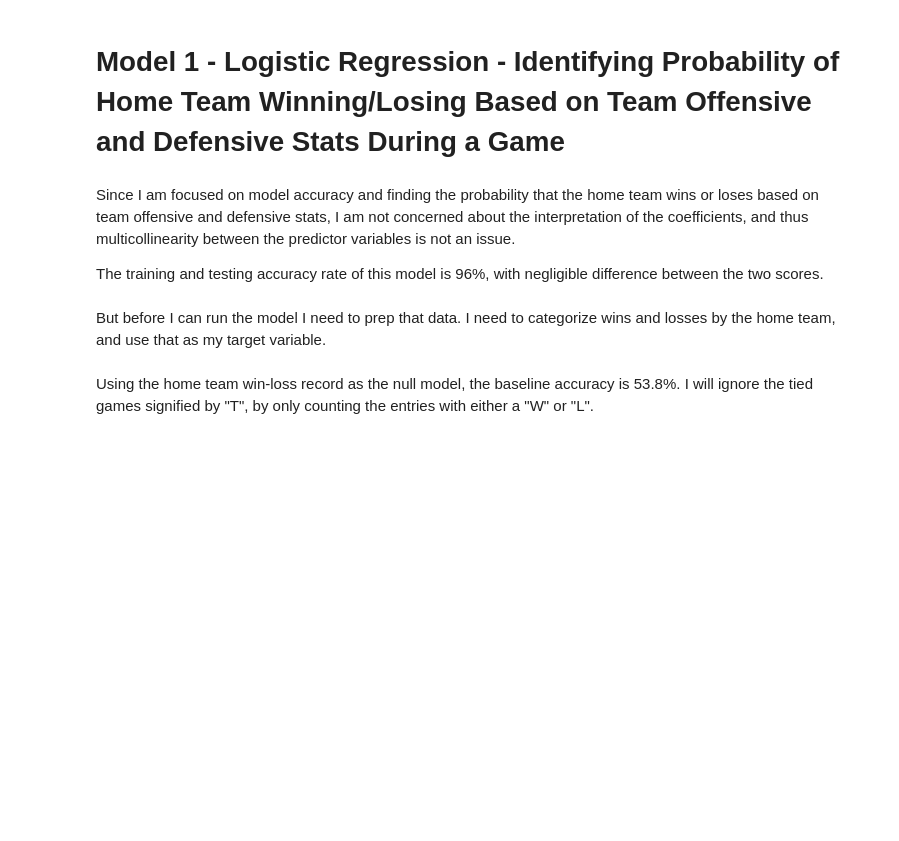
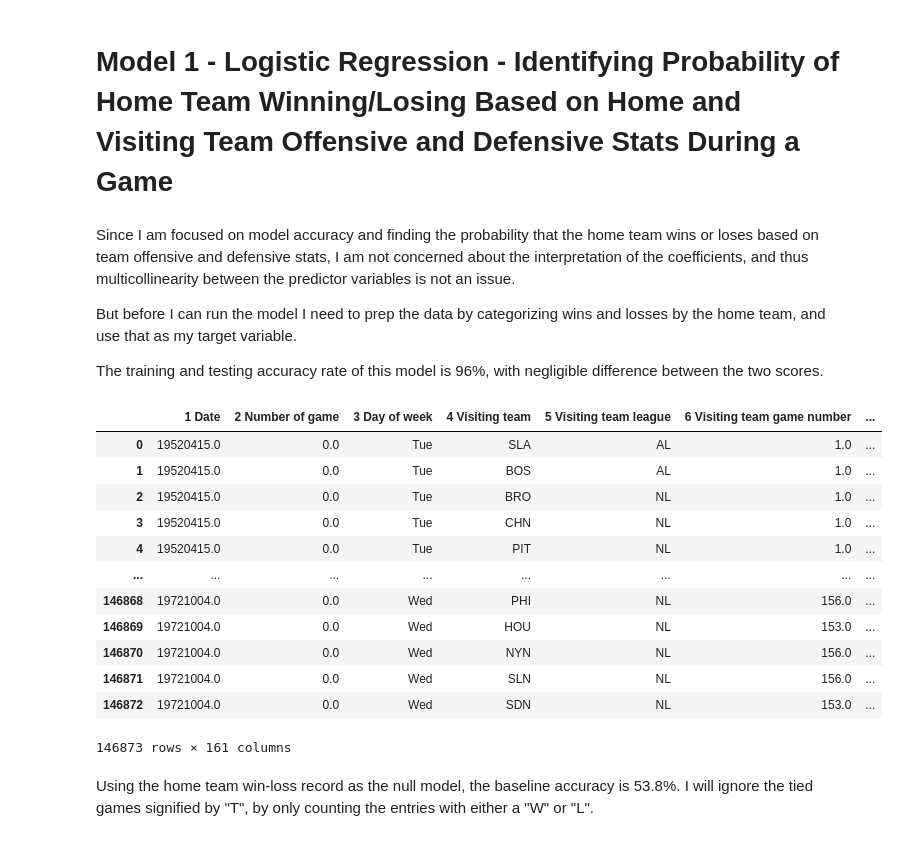
Before and after one commit to dw943893/baseball_predictor, a Jupyter notebook: CAP_Modeling.ipynb, the cells around one changed output. Drawn from its saved outputs; the diff is of its cells as text; code cells hidden in the pictures; blank space fills up the shorter version.

```diff
--- a/CAP_Modeling.ipynb
+++ b/CAP_Modeling.ipynb
@@ -31,15 +31,31 @@ from pandas.io import sql
 
 import sqlite3
 # %% [markdown]
-# Model 1 - Logistic Regression - Identifying Probability of Home Team Winning/Losing Based on Team Offensive and Defensive Stats During a Game
+# Model 1 - Logistic Regression - Identifying Probability of Home Team Winning/Losing Based on Home and Visiting Team Offensive and Defensive Stats During a Game
 # %% [markdown]
 Since I am focused on model accuracy and finding the probability that the home team wins or loses based on team offensive and defensive stats, I am not concerned about the interpretation of the coefficients, and thus multicollinearity between the predictor variables is not an issue.
 
+But before I can run the model I need to prep the data by categorizing wins and losses by the home team, and use that as my target variable.
+
 The training and testing accuracy rate of this model is 96%, with negligible difference between the two scores.
 # %%
 game_logs_home = pd.read_csv("../capstone/gl_csv/concat_game_logs.csv")
-# %% [markdown]
-But before I can run the model I need to prep that data. I need to categorize wins and losses by the home team, and use that as my target variable.
+# %%
+game_logs_home
+# %% [output]
+|  | 1 Date | 2 Number of game | 3 Day of week | 4 Visiting team | 5 Visiting team league | 6 Visiting team game number | ... |
+| 0 | 19520415.0 | 0.0 | Tue | SLA | AL | 1.0 | ... |
+| 1 | 19520415.0 | 0.0 | Tue | BOS | AL | 1.0 | ... |
+| 2 | 19520415.0 | 0.0 | Tue | BRO | NL | 1.0 | ... |
+| 3 | 19520415.0 | 0.0 | Tue | CHN | NL | 1.0 | ... |
+| 4 | 19520415.0 | 0.0 | Tue | PIT | NL | 1.0 | ... |
+| ... | ... | ... | ... | ... | ... | ... | ... |
+| 146868 | 19721004.0 | 0.0 | Wed | PHI | NL | 156.0 | ... |
+| 146869 | 19721004.0 | 0.0 | Wed | HOU | NL | 153.0 | ... |
+| 146870 | 19721004.0 | 0.0 | Wed | NYN | NL | 156.0 | ... |
+| 146871 | 19721004.0 | 0.0 | Wed | SLN | NL | 156.0 | ... |
+| 146872 | 19721004.0 | 0.0 | Wed | SDN | NL | 153.0 | ... |
+146873 rows × 161 columns
 # %%
 # for loop to create a list of "W" and "L"; "W" (win) if the home team scores more than the visiting team, "L" (loss) of the
 # home team scores less than the visiting team.
```
Also changed, not shown: parts of 45 cells of this notebook, 2 other files.
